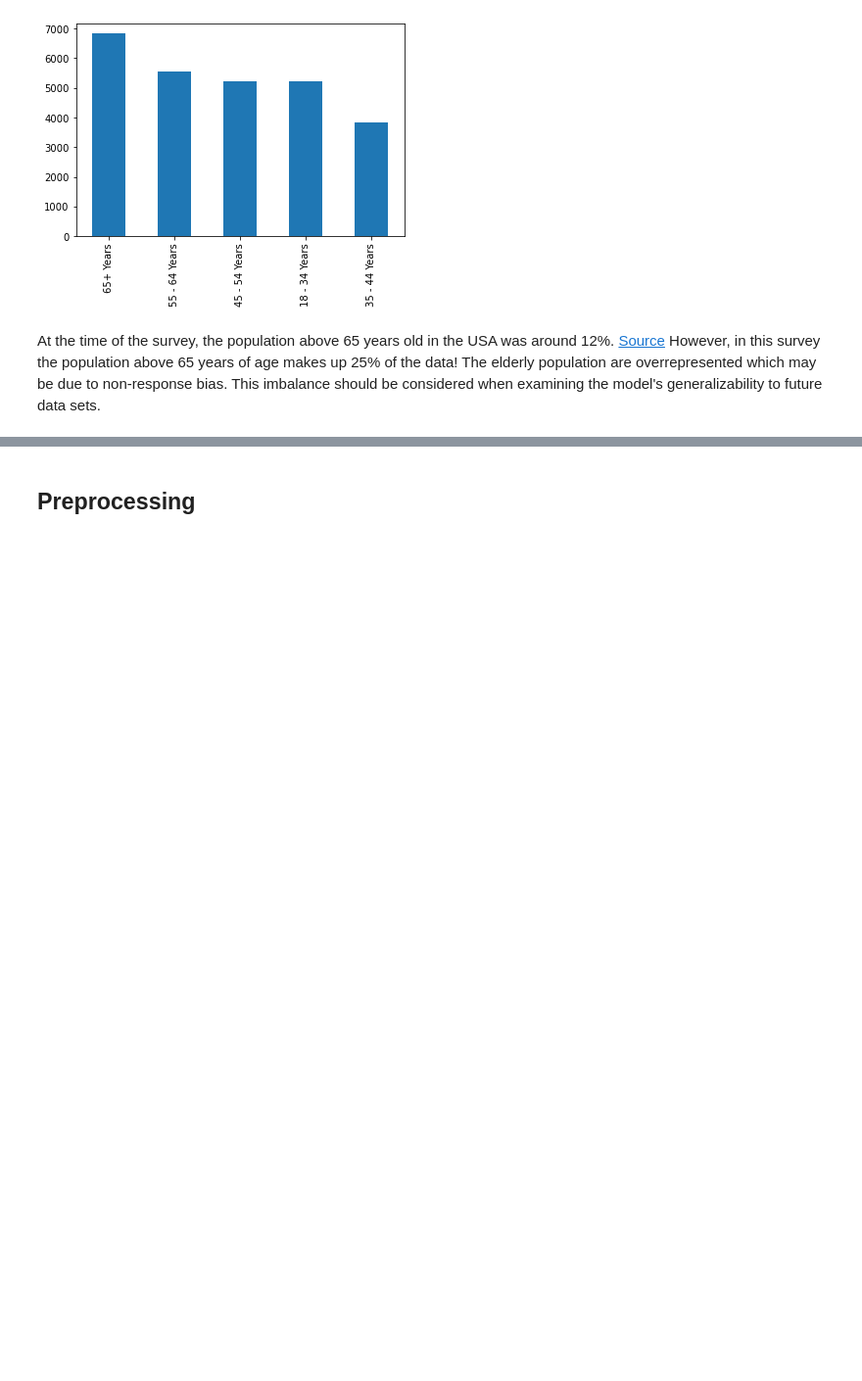
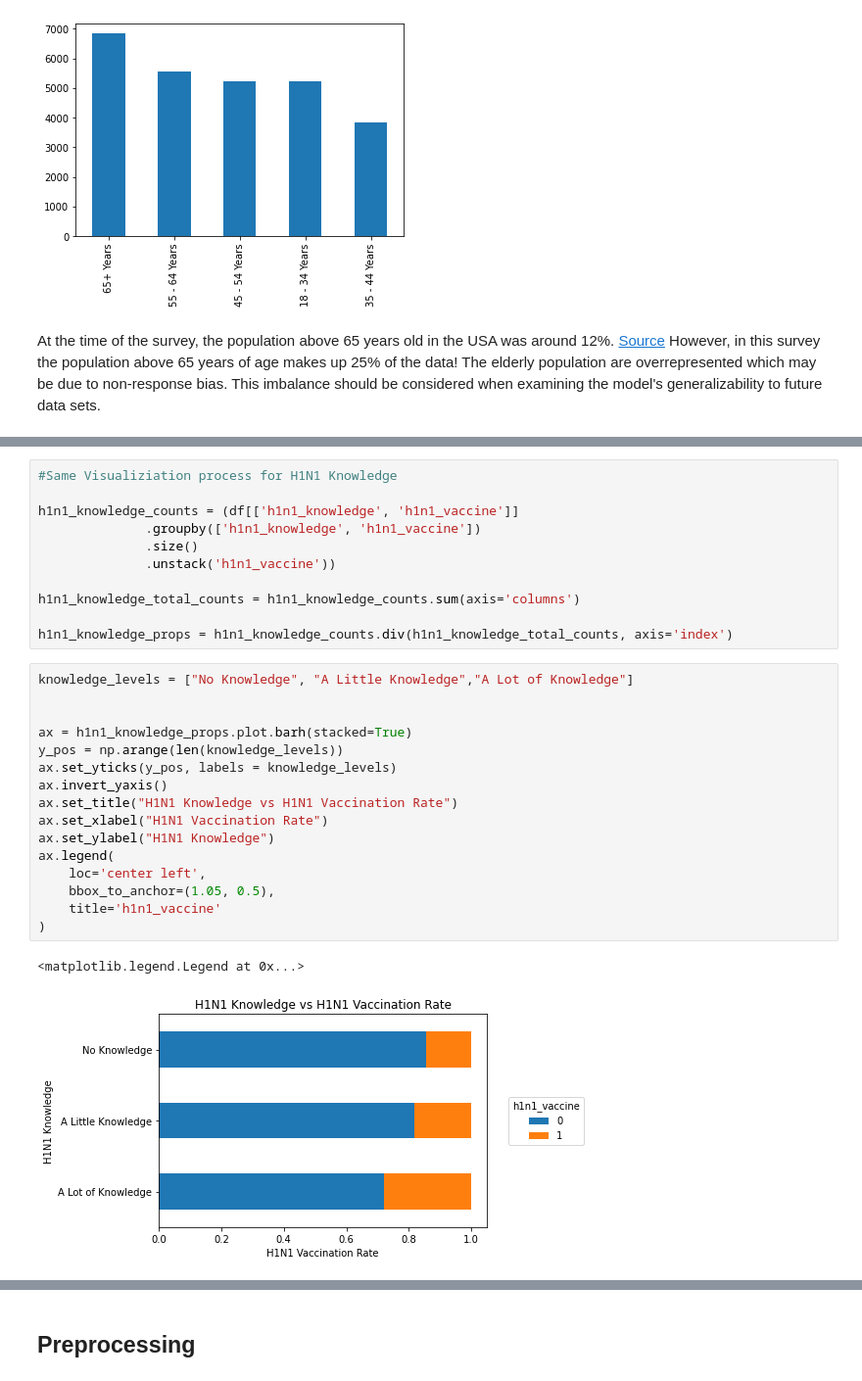
Before and after one commit to henryshin15/Phase_3_Project, a Jupyter notebook: Main_Notebook.ipynb, the cells around one changed output, grey strips where cells are left out. Shown at 98% size. Saved outputs shown, nothing was run; the diff lists cells and outputs as text; blank space fills up the shorter version.

```diff
--- a/Main_Notebook.ipynb
+++ b/Main_Notebook.ipynb
@@ -154,0 +249,30 @@ At the time of the survey, the population above 65 years old in the USA was arou
+# %%
+#Same Visualiziation process for H1N1 Knowledge
+
+h1n1_knowledge_counts = (df[['h1n1_knowledge', 'h1n1_vaccine']]
+              .groupby(['h1n1_knowledge', 'h1n1_vaccine'])
+              .size()
+              .unstack('h1n1_vaccine'))
+
+h1n1_knowledge_total_counts = h1n1_knowledge_counts.sum(axis='columns')
+
+h1n1_knowledge_props = h1n1_knowledge_counts.div(h1n1_knowledge_total_counts, axis='index')
+# %%
+knowledge_levels = ["No Knowledge", "A Little Knowledge","A Lot of Knowledge"]
+
+
+ax = h1n1_knowledge_props.plot.barh(stacked=True)
+y_pos = np.arange(len(knowledge_levels))
+ax.set_yticks(y_pos, labels = knowledge_levels)
+ax.invert_yaxis()
+ax.set_title("H1N1 Knowledge vs H1N1 Vaccination Rate")
+ax.set_xlabel("H1N1 Vaccination Rate")
+ax.set_ylabel("H1N1 Knowledge")
+ax.legend(
+    loc='center left',
+    bbox_to_anchor=(1.05, 0.5),
+    title='h1n1_vaccine'
+)
+# %% [output]
+<matplotlib.legend.Legend at 0x...>
+[figure, added]
```
Also changed, not shown: parts of 13 cells of this notebook.
